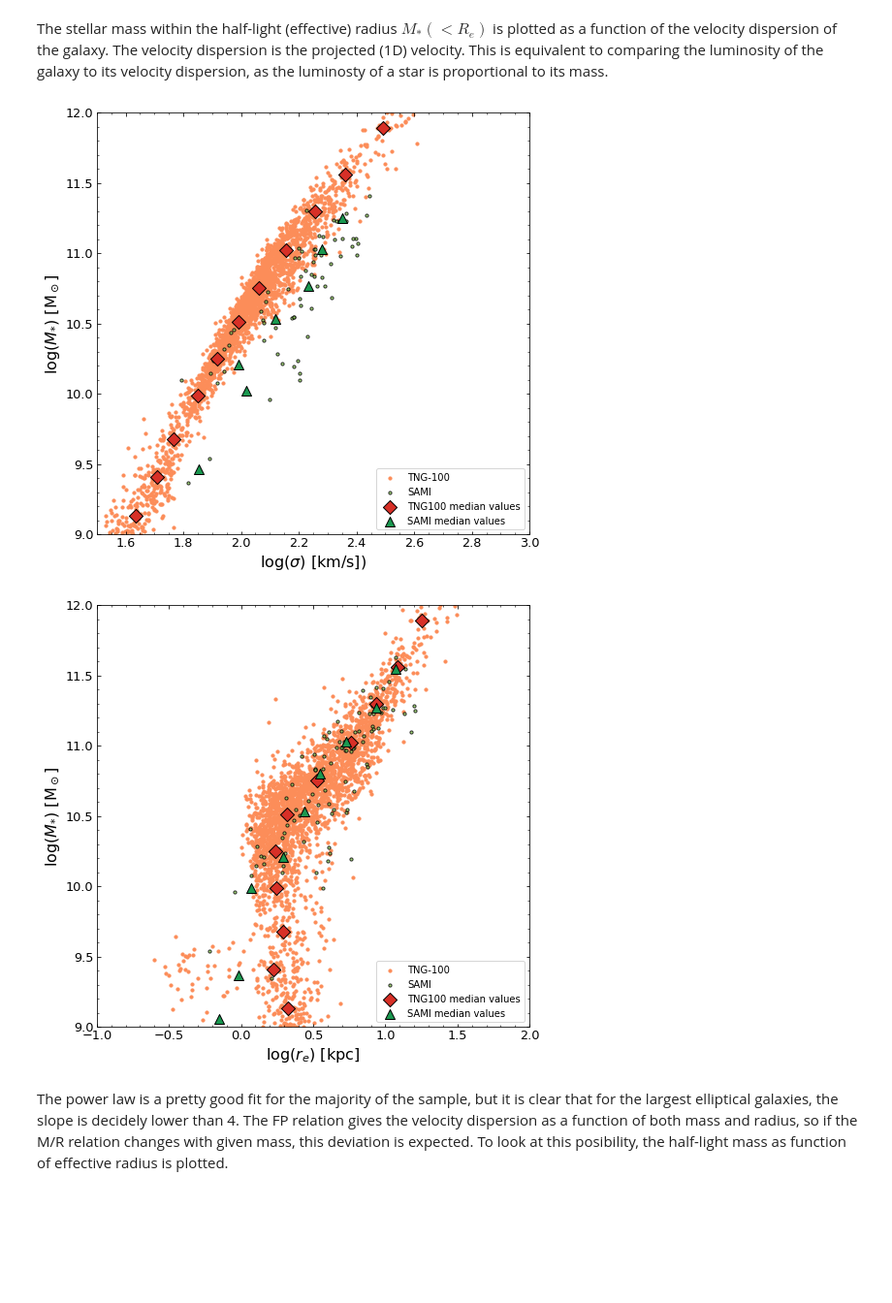
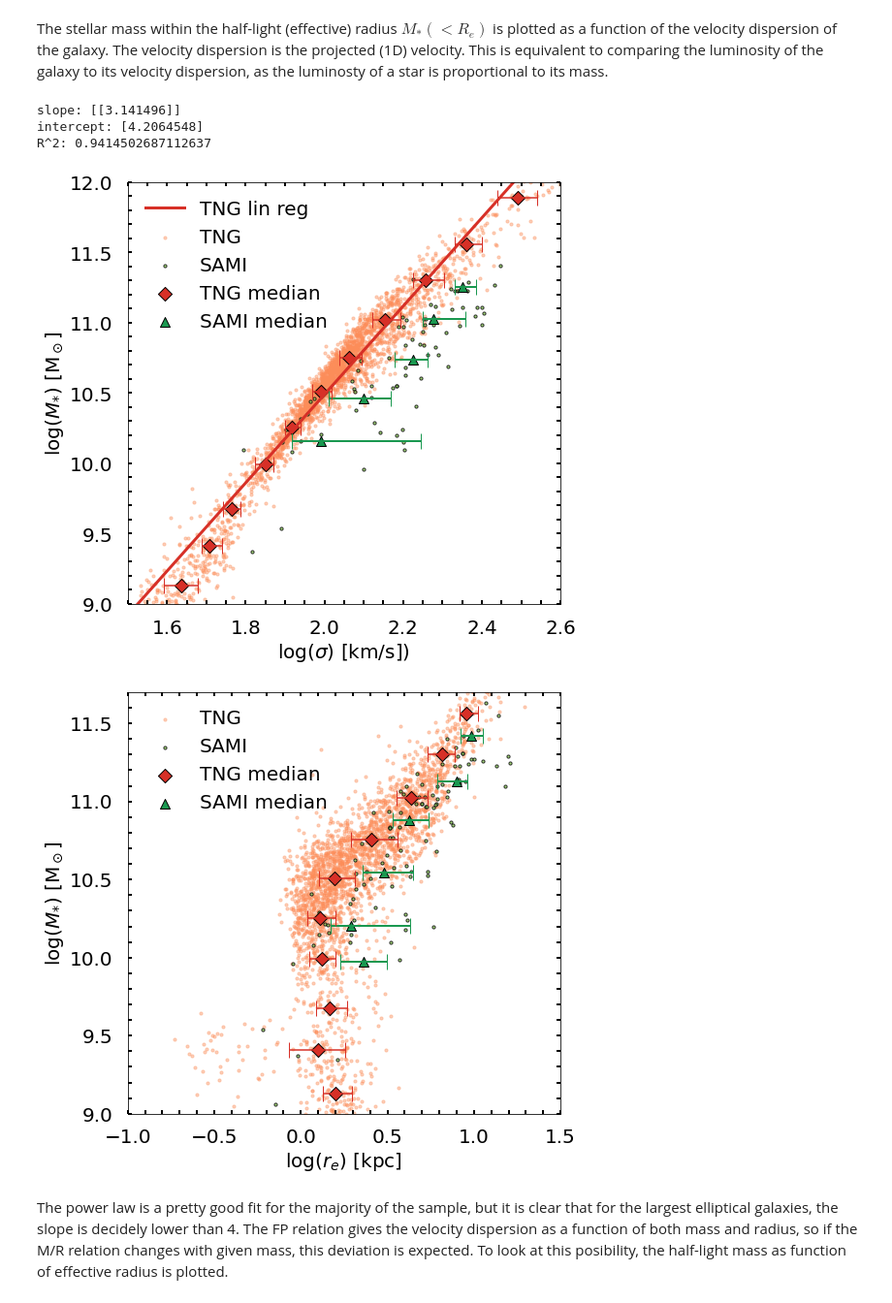
Before and after one commit to choisant/illustris-project, a Jupyter notebook: src/FP.ipynb, the cells around one changed output. Shown at 97% size. Saved outputs shown, nothing was run; the diff lists cells and outputs as text; code cells hidden in the pictures; blank space fills up the shorter version.

```diff
--- a/src/FP.ipynb
+++ b/src/FP.ipynb
@@ -18,6 +18,7 @@ import matplotlib.pyplot as plt
 import pandas as pd
 import numpy as np
 from astropy.cosmology import FlatLambdaCDM
+
 
 h_tng = 0.6774 #Planck 2015
 h_sami = 0.7
@@ -36,52 +37,65 @@ data["SubhaloHalfmassRadStellar2D"] = (data["SubhaloHalfmassRadStellar"])/h_tng
 sami["r_e_circ"] = sami["r_e_circ"]*h_sami/h_tng
 sami["mstar"] = sami["mstar"]*h_sami**2/h_tng**2
 
-#data["SubhaloHalfmassRadStellar2D"] = (data["SubhaloHalfmassRadStellar"])*(3/4) #from 3d to 2d projection
+data["SubhaloHalfmassRadStellar2D"] = (data["SubhaloHalfmassRadStellar"])*(3/4) #from 3d to 2d projection
 
 data_log = il.formatplot.log_formater(data)
 sami_log = il.formatplot.log_formater(sami)
 # %% [markdown]
 The stellar mass within the half-light (effective) radius $M_{*}(<R_e)$ is plotted as a function of the velocity dispersion of the galaxy. The velocity dispersion is the projected (1D) velocity. This is equivalent to comparing the luminosity of the galaxy to its velocity dispersion, as the luminosty of a star is proportional to its mass.
 # %%
-#Calculate median values
-mx_TNG1, my_TNG1 = il.stats.median_values_log_y(data, "tng", "SubhaloVelDisp", "SubhaloMassStellar")
-mx_S1, my_S1 = il.stats.median_values_log_y(sami, "sami", "sigma_re", "mstar")
+#Calculate median values + percentiles
+mx_TNG1, my_TNG1, ex_TNG1, ey_TNG1 = il.stats.median_values_log_y(data, "tng", "SubhaloVelDisp", "SubhaloMassStellar", error_out=True)
+ex_TNG1, ey_TNG1 = il.stats.log_errors(ex_TNG1, ey_TNG1, mx_TNG1, my_TNG1)
+mx_S1, my_S1, ex_S1, ey_S1 = il.stats.median_values_log_y(sami, "sami", "sigma_re", "mstar", ymin=10, n=8, error_out=True)
+ex_S1, ey_S1 = il.stats.log_errors(ex_S1, ey_S1, mx_S1, my_S1)
 #Draw figure
 fig1, axs1 = plt.subplots(nrows = 1, ncols = 1, figsize = (8,8))
-#bins markers
-"""
-binsX = [0, 1000]
-for Y in binsY:
-    axs1.plot(binsX, [Y, Y], color = "black")
-"""
-#all data points
-data_log.plot.scatter(x="SubhaloVelDisp", y="SubhaloMassStellar",s=10, label = "TNG-100", alpha=1, color="#fc8d59", ax = axs1)
-sami_log.plot.scatter(x="sigma_re", y = "mstar",s=10, label = "SAMI", alpha=0.8, color="#91cf60", ax = axs1, edgecolors = "black")
-#Power law
-FJx, FJy = power_law(a = 4, A= 10**2.2, xmin = 10, xmax = 1000)
-#axs1.plot(FJx, FJy, color = "navy", label = r"$M_* \propto \sigma^{4} $")
-#Plot median values
-axs1.scatter(np.log10(mx_TNG1), np.log10(my_TNG1), marker='D', s=100, color="#d73027", edgecolors = "black", label = "TNG100 median values")
-axs1.scatter(np.log10(mx_S1), np.log10(my_S1), marker='^', s=100, color="#1a9850", edgecolors = "black", label = "SAMI median values")
+#Plot all data points
+data_log.plot.scatter(x="SubhaloVelDisp", y="SubhaloMassStellar",s=10, label="TNG", alpha=0.4, color="#fc8d59", ax = axs1)
+sami_log.plot.scatter(x="sigma_re", y = "mstar",s=10, label="SAMI", alpha=0.8, color="#91cf60", ax = axs1, edgecolors = "black")
 
-il.formatplot.VD_SM(ax = axs1)
-plt.savefig("../fig/results_faber_jackson.png", dpi=300)
+#Linear regression
+regX_TNG, regY_TNG = il.stats.lin_reg(np.log10(list(data["SubhaloVelDisp"])), np.log10(list(data["SubhaloMassStellar"])))
+axs1.plot(regX_TNG, regY_TNG, linewidth = 3, label ="TNG lin reg", color="#d73027")
+
+#Plot median values + error bars
+axs1.errorbar(np.log10(mx_TNG1), np.log10(my_TNG1), xerr=ex_TNG1, capsize = 8, color="#d73027", marker='^', fmt = 'none')
+axs1.scatter(np.log10(mx_TNG1), np.log10(my_TNG1), marker='D', s=100, color="#d73027", edgecolors = "black", label = "TNG median")
+axs1.errorbar(np.log10(mx_S1), np.log10(my_S1), xerr=ex_S1, capsize = 8, elinewidth=2, color="#1a9850", marker='^', fmt = 'none')
+axs1.scatter(np.log10(mx_S1), np.log10(my_S1), marker='^', s=100, color="#1a9850", edgecolor = "black", label = "SAMI median")
+#for i in range(len(mx_S1)):
+    #print(mx_S1[i], my_S1[i], ex_S1[0][i], ey_S1[0][i])
+il.formatplot.VD_SM(ax = axs1, x1=2.6)
+plt.savefig("../fig/results_faber_jackson.png", dpi=300, bbox_inches='tight')
 # %% [output]
+slope: [[3.141496]]
+intercept: [4.2064548]
+R^2: 0.9414502687112637
-[figure, old version]
+[figure, new version]
 # %%
 fig2, axs2 = plt.subplots(nrows = 1, ncols = 1, figsize = (8,8))
-data_log.plot.scatter(x="SubhaloHalfmassRadStellar", y="SubhaloMassStellar", s=10, label = "TNG-100", alpha=1, color="#fc8d59", ax = axs2)
+
+#Calculate median values + percentiles
+mx_TNG2, my_TNG2, ex_TNG2, ey_TNG2 = il.stats.median_values_log_y(data, "tng", "SubhaloHalfmassRadStellar2D", "SubhaloMassStellar", error_out=True)
+ex_TNG2, ey_TNG2 = il.stats.log_errors(ex_TNG2, ey_TNG2, mx_TNG2, my_TNG2)
+mx_S2, my_S2, ex_S2, ey_S2 = il.stats.median_values_log_y(sami, "sami", "r_e_circ", "mstar", ymin=9.7, n=8, error_out=True)
+ex_S2, ey_S2 = il.stats.log_errors(ex_S2, ey_S2, mx_S2, my_S2)
+
+#Plot all data
+data_log.plot.scatter(x="SubhaloHalfmassRadStellar2D", y="SubhaloMassStellar", s=10, label = "TNG", alpha=0.4, color="#fc8d59", ax = axs2)
 sami_log.plot.scatter(x="r_e_circ", y = "mstar",s=10, label = "SAMI", alpha=0.8, color="#91cf60", edgecolors = "black", ax = axs2)
 
-mx_TNG2, my_TNG2 = il.stats.median_values_log_y(data, "tng", "SubhaloHalfmassRadStellar", "SubhaloMassStellar")
-axs2.scatter(np.log10(mx_TNG2), np.log10(my_TNG2), marker='D', s=100, color="#d73027", edgecolors = "black", label = "TNG100 median values")
+#Plot median values + error bars
+axs2.errorbar(np.log10(mx_TNG2), np.log10(my_TNG2), xerr=ex_TNG2, capsize = 8, color="#d73027", marker='^', fmt = 'none')
+axs2.scatter(np.log10(mx_TNG2), np.log10(my_TNG2), marker='D', s=100, color="#d73027", edgecolors = "black", label = "TNG median")
+axs2.errorbar(np.log10(mx_S2), np.log10(my_S2), xerr=ex_S2,capsize = 8, elinewidth=2, color="#1a9850", marker='^', fmt = 'none')
+axs2.scatter(np.log10(mx_S2), np.log10(my_S2), marker='^', s=100, color="#1a9850", edgecolors = "black", label = "SAMI median")
 
-mx_S2, my_S2 = il.stats.median_values_log_y(sami, "sami", "r_e_circ", "mstar")
-axs2.scatter(np.log10(mx_S2), np.log10(my_S2), marker='^', s=100, color="#1a9850", edgecolors = "black", label = "SAMI median values")
-il.formatplot.R_SM(ax=axs2)
+il.formatplot.R_SM(ax=axs2, x0=-1, x1=1.5, y1=11.7)
 plt.savefig("../fig/results_mass_radius_FP.png", dpi=300)
 # %% [output]
-[figure, old version]
+[figure, new version]
 # %% [markdown]
 The power law is a pretty good fit for the majority of the sample, but it is clear that for the largest elliptical galaxies, the slope is decidely lower than 4. The FP relation gives the velocity dispersion as a function of both mass and radius, so if the M/R relation changes with given mass, this deviation is expected. To look at this posibility, the half-light mass as function of effective radius is plotted.
 # %%
```
Also changed, not shown: parts of 2 cells of this notebook, 37 other files.
